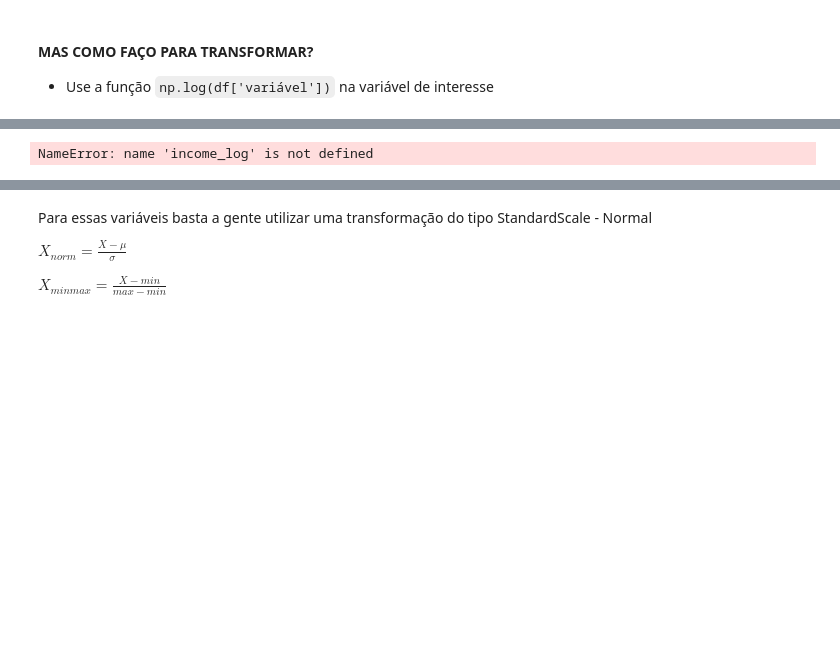
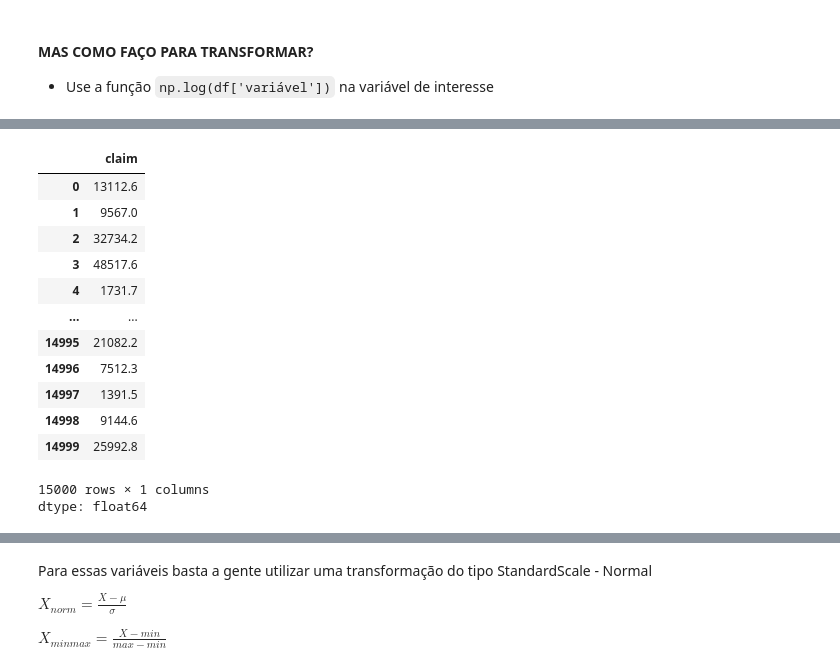
Before and after one commit to DalpesCS50/trab_estagio4_health-insurance-claims-prediction, a Jupyter notebook: notebooks/Pre_processamento_trabalho.ipynb, the cells around one changed output, grey strips where cells are left out. Saved outputs shown, nothing was run; the diff lists cells and outputs as text; code cells hidden in the pictures; blank space fills up the shorter version.

```diff
--- a/notebooks/Pre_processamento_trabalho.ipynb
+++ b/notebooks/Pre_processamento_trabalho.ipynb
@@ -1169,0 +1178,7 @@ KeyError: 'INCOME'
+# %%
+# O erro KeyError ocorria porque 'INCOME' não existe nesta base de dados.
+# Além disso, o DataFrame 'df' foi esvaziado pelo 'dropna()' anterior, então usamos 'df_raw' com a coluna real 'claim':
+claim_log = np.log(df_raw['claim'])
+
+print("Seguro de Saúde original ('claim') transformado em logaritmo (primeiras 5 linhas):")
+print(claim_log.head())
@@ -1181,10 +1204,25 @@ Estatísticas descritivas para df_raw:
 | 50% | 40.000000 | 63.000000 | 29.400000 | 1.000000 | 0.000000 | 71.000000 | 1.000000 | 0.000000 | 9545.650000 |
 | 75% | 51.000000 | 76.000000 | 34.100000 | 2.000000 | 0.000000 | 80.000000 | 1.000000 | 0.000000 | 16519.125000 |
 | max | 64.000000 | 95.000000 | 53.100000 | 5.000000 | 1.000000 | 122.000000 | 1.000000 | 1.000000 | 63770.400000 |
-# %%
-np.exp(income_log)
-# %% [output]
-NameError: name 'income_log' is not defined
+# %%
+# O erro NameError ocorria porque 'income_log' não existe nesta base.
+# Corrigindo para usar a variável de log real 'claim_log' e retornar os valores originais:
+np.exp(claim_log)
+# %% [output]
+|  | claim |
+| 0 | 13112.6 |
+| 1 | 9567.0 |
+| 2 | 32734.2 |
+| 3 | 48517.6 |
+| 4 | 1731.7 |
+| ... | ... |
+| 14995 | 21082.2 |
+| 14996 | 7512.3 |
+| 14997 | 1391.5 |
+| 14998 | 9144.6 |
+| 14999 | 25992.8 |
+15000 rows × 1 columns
+dtype: float64
 # %%
 # Se desejas atribuir ao dataframe, basta criar uma nova coluna recebendo a variável criada
 # df['logincome'] = income_log
```
Also changed, not shown: parts of 48 cells of this notebook.
